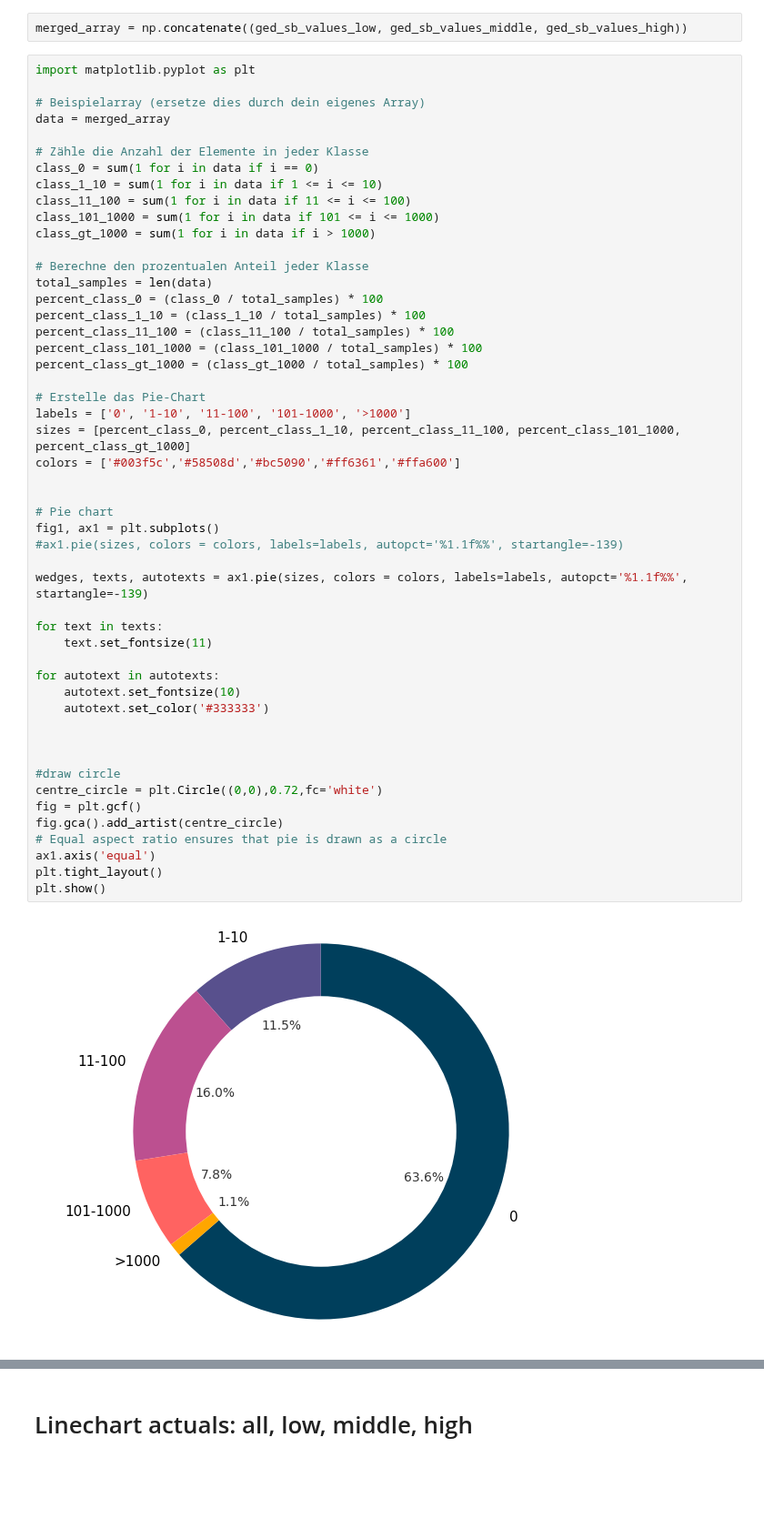
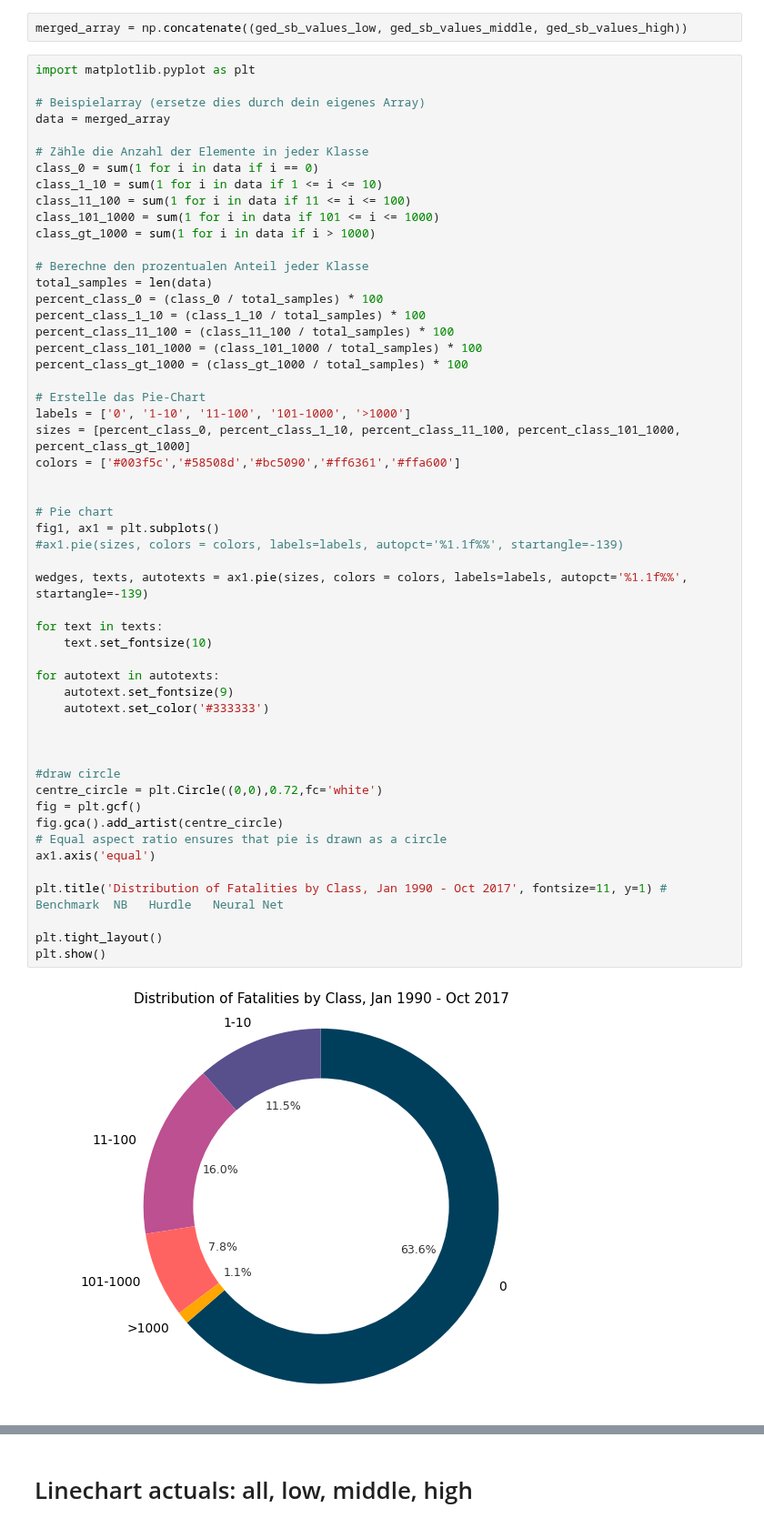
Before and after one commit to toboden/ConflictPredProbabilistic, a Jupyter notebook: plots_model_comp/dataset_description.ipynb, the cells around one changed output, grey strips where cells are left out. Shown at 91% size. Drawn from its saved outputs; the diff is of its cells as text; blank space fills up the shorter version.

Commit message:
Plots nearly ready

```diff
--- a/plots_model_comp/dataset_description.ipynb
+++ b/plots_model_comp/dataset_description.ipynb
@@ -277,33 +279,36 @@ percent_class_101_1000 = (class_101_1000 / total_samples) * 100
 percent_class_gt_1000 = (class_gt_1000 / total_samples) * 100
 
 # Erstelle das Pie-Chart
 labels = ['0', '1-10', '11-100', '101-1000', '>1000']
 sizes = [percent_class_0, percent_class_1_10, percent_class_11_100, percent_class_101_1000, percent_class_gt_1000]
 colors = ['#003f5c','#58508d','#bc5090','#ff6361','#ffa600']
 
 
 # Pie chart
 fig1, ax1 = plt.subplots()
 #ax1.pie(sizes, colors = colors, labels=labels, autopct='%1.1f%%', startangle=-139)
 
 wedges, texts, autotexts = ax1.pie(sizes, colors = colors, labels=labels, autopct='%1.1f%%', startangle=-139)
 
 for text in texts:
-    text.set_fontsize(11)
+    text.set_fontsize(10)
 
 for autotext in autotexts:
-    autotext.set_fontsize(10)
+    autotext.set_fontsize(9)
     autotext.set_color('#333333')
 
 
 
 #draw circle
 centre_circle = plt.Circle((0,0),0.72,fc='white')
 fig = plt.gcf()
 fig.gca().add_artist(centre_circle)
 # Equal aspect ratio ensures that pie is drawn as a circle
 ax1.axis('equal')
+
+plt.title('Distribution of Fatalities by Class, Jan 1990 - Oct 2017', fontsize=11, y=1) # Benchmark  NB   Hurdle   Neural Net
+
 plt.tight_layout()
 plt.show()
 # %% [output]
-[figure, old version]
+[figure, new version]
```
Also changed, not shown: parts of 9 cells of this notebook, 2 other files.
